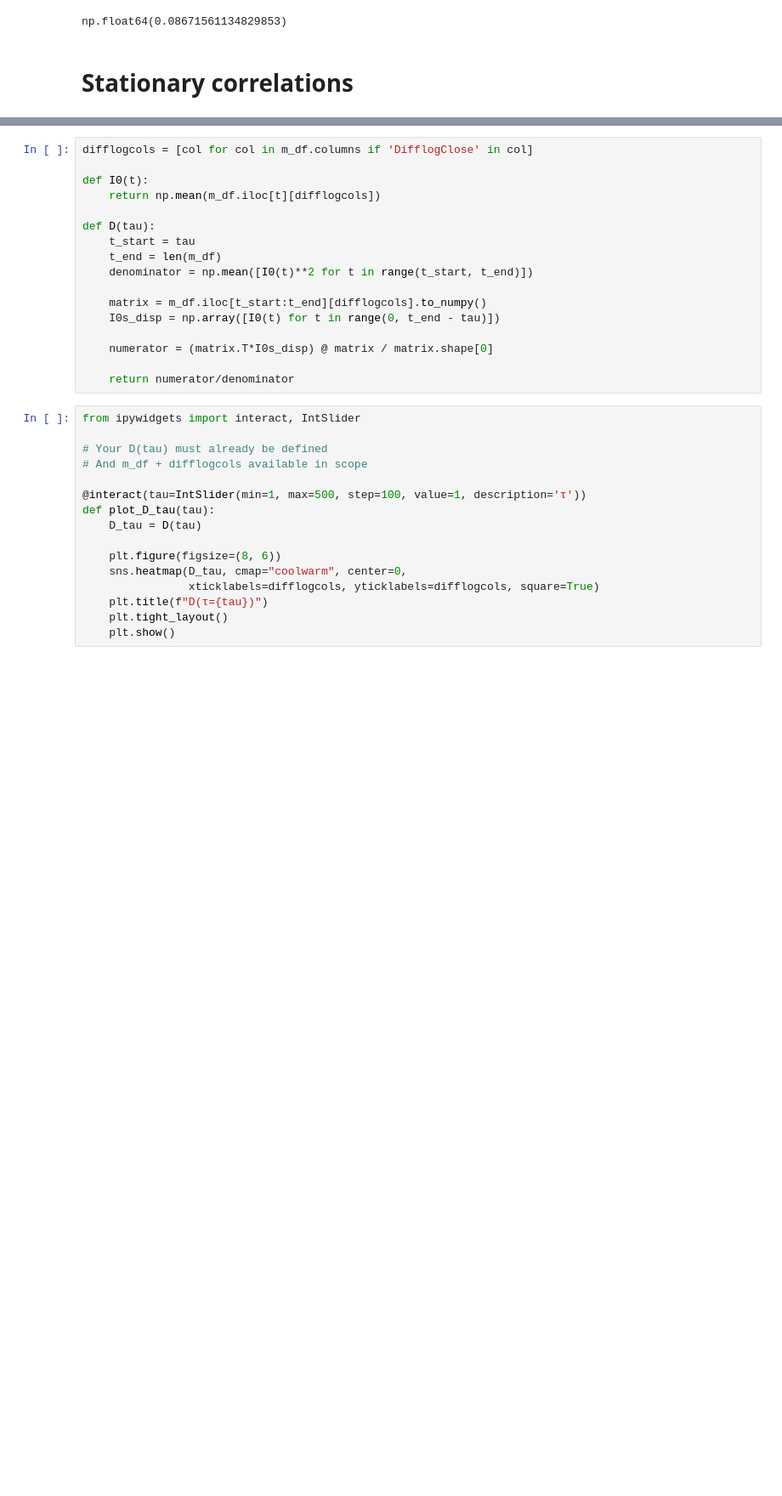
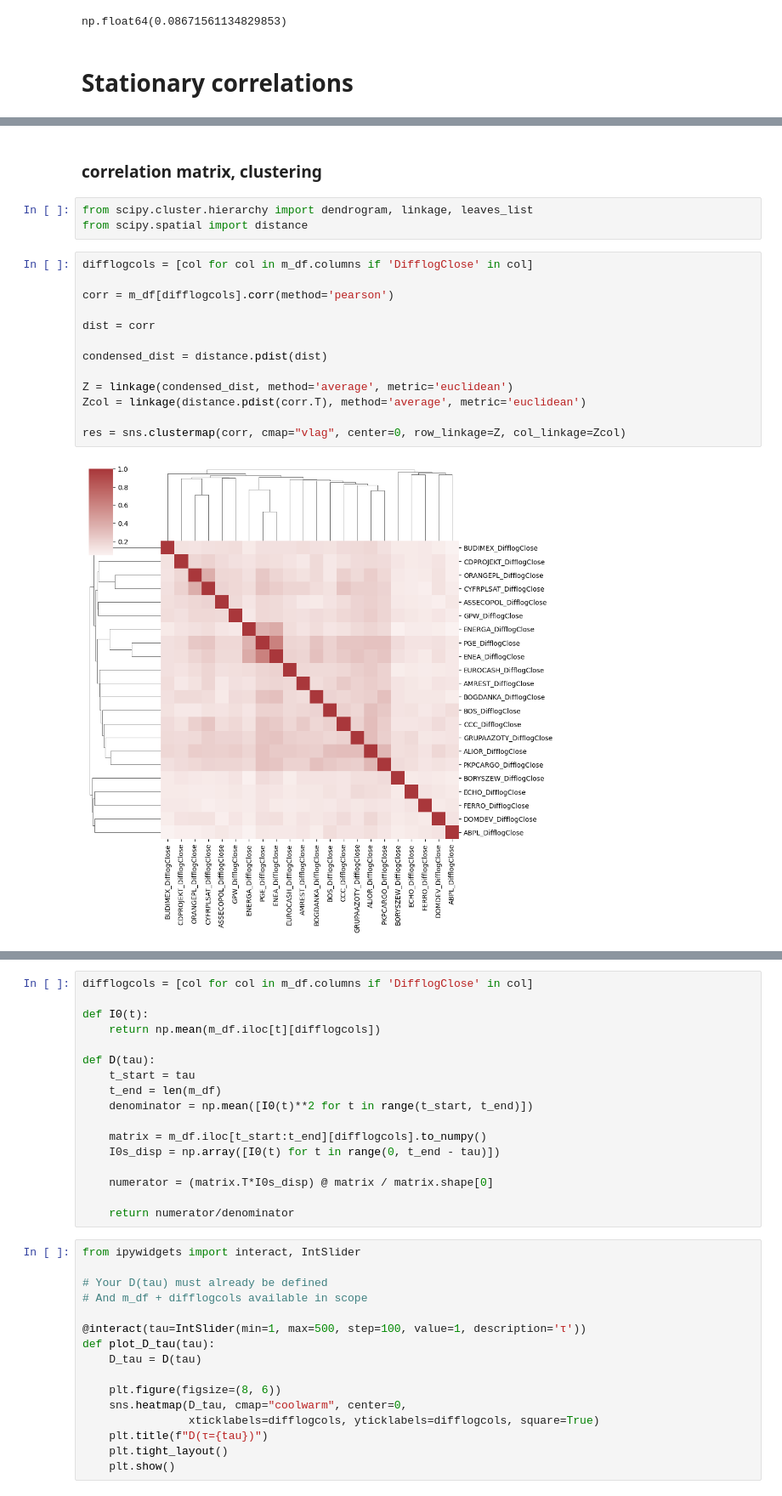
Before and after one commit to megi2601/physics_masters, a Jupyter notebook: code/stationary_correlations.ipynb, the cells around one changed output, grey strips where cells are left out. Shown at 85% size. Saved outputs shown, nothing was run; the diff lists cells and outputs as text; blank space fills up the shorter version.

Commit message:
sector clustering in stationary case

```diff
--- a/code/stationary_correlations.ipynb
+++ b/code/stationary_correlations.ipynb
@@ -173,0 +178,20 @@ plt.tight_layout()
+# %% [markdown]
+### correlation matrix, clustering
+# %%
+from scipy.cluster.hierarchy import dendrogram, linkage, leaves_list
+from scipy.spatial import distance
+# %%
+difflogcols = [col for col in m_df.columns if 'DifflogClose' in col]
+
+corr = m_df[difflogcols].corr(method='pearson')
+
+dist = corr
+
+condensed_dist = distance.pdist(dist)
+
+Z = linkage(condensed_dist, method='average', metric='euclidean')
+Zcol = linkage(distance.pdist(corr.T), method='average', metric='euclidean')
+
+res = sns.clustermap(corr, cmap="vlag", center=0, row_linkage=Z, col_linkage=Zcol)
+# %% [output]
+[figure, added]
```
Also changed, not shown: parts of 12 cells of this notebook, 1 other file.
